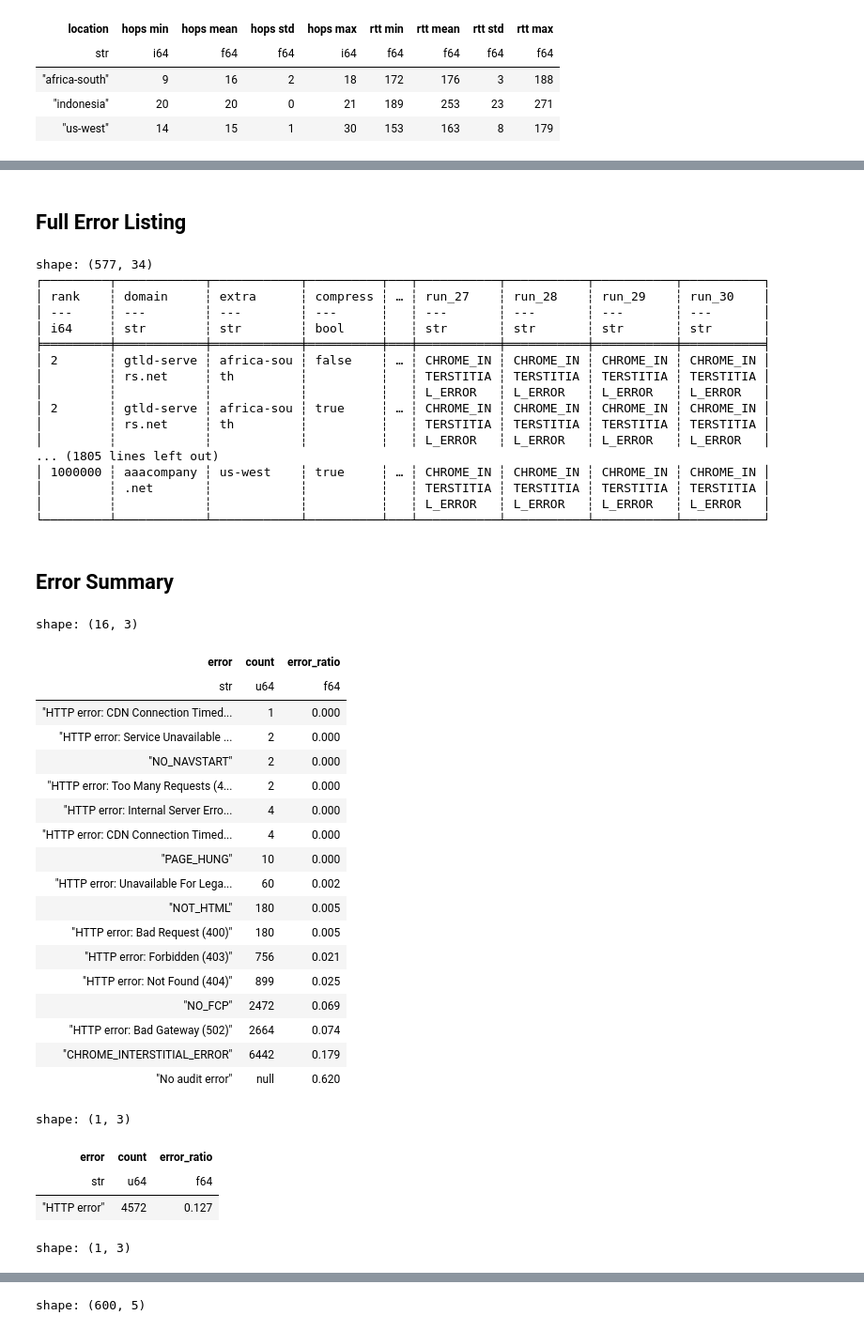
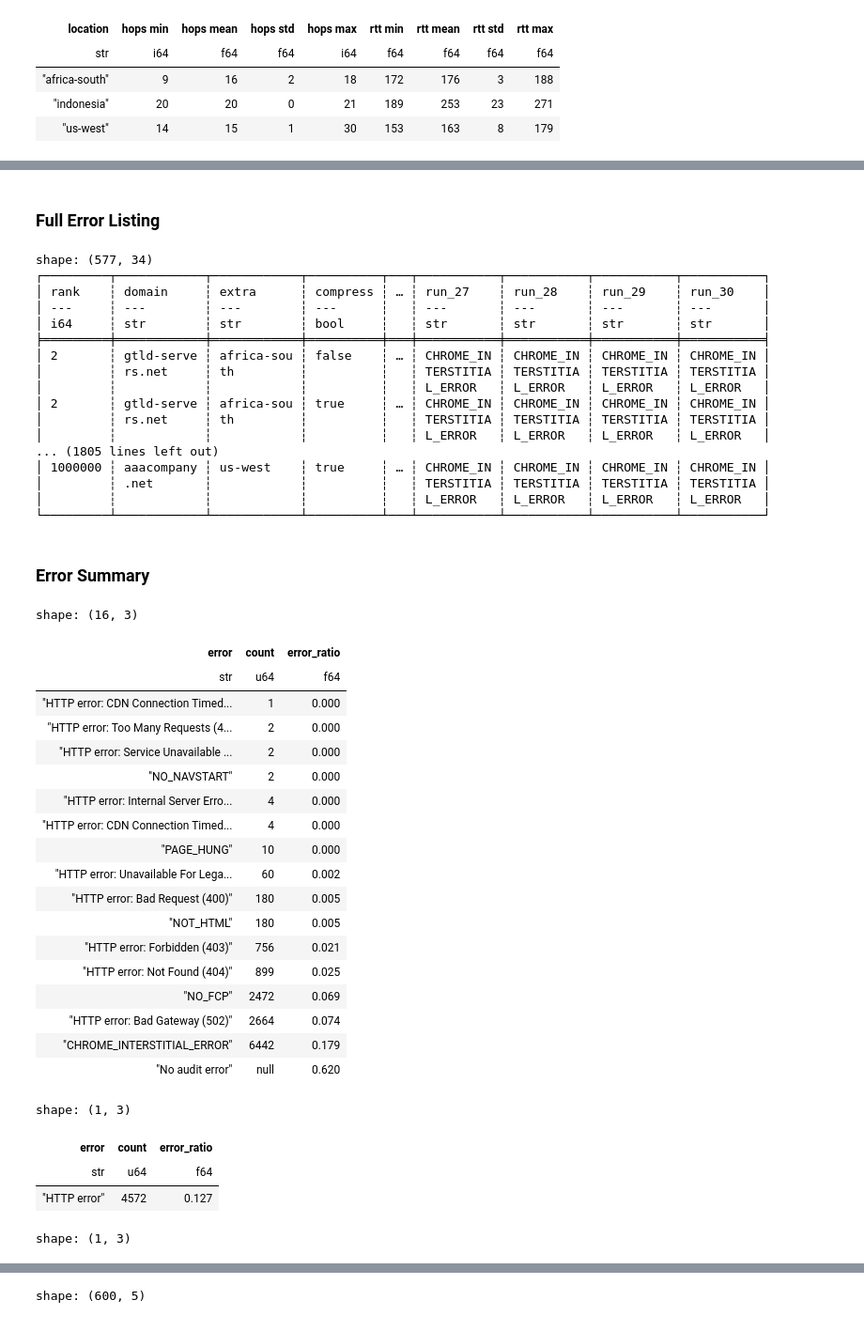
Before and after one commit to miri64/artifacts-tnsm26-cbor-dns-eval, a Jupyter notebook: 06_e2e_eval.ipynb, the cells around one changed output, grey strips where cells are left out. Shown at 94% size. Cells and saved outputs as stored; diff of their text form; code cells hidden in the pictures.

```diff
--- a/06_e2e_eval.ipynb
+++ b/06_e2e_eval.ipynb
@@ -321,7 +340,7 @@ LOCATIONS_SORTED = [
 ]
 ZSCORE_THRESHOLD = 5
 
-df = polars.read_parquet(EVALUATION_DIR / "output-dataset" / "lighthouse.parquet")
+df = polars.read_parquet(EVALUATION_DIR / "output_datasets" / "lighthouse.parquet")
 
 fig = matplotlib.pyplot.figure(
     figsize=matplotlib.rcParams["figure.figsize"],
@@ -471,7 +490,7 @@ fig.add_artist(line)
 filepath = EVALUATION_DIR / "plots" / f"lighthouse-box-speed-index.pdf"
 display(
     Markdown(
-        f"## [Lighthouse Metrics (Box Plot, Speed-Index only)]({str(filepath.relative_to(pathlib.Path.cwd()))})"
+        f"### [Lighthouse Metrics (Box Plot, Speed-Index only)]({str(filepath.relative_to(pathlib.Path.cwd()))})"
     )
 )
 matplotlib.pyplot.savefig(filepath, bbox_inches="tight", pad_inches=0.01)
@@ -670,7 +689,7 @@ errors = df.filter(
         polars.col("run") - 3
     ),
 )
-display(Markdown("## Full Error Listing"))
+display(Markdown("### Full Error Listing"))
 with polars.Config(fmt_str_lengths=df["error"].str.len_chars().max(), tbl_rows=572):
     display(
         errors.pivot(
@@ -689,7 +708,7 @@ with polars.Config(fmt_str_lengths=df["error"].str.len_chars().max(), tbl_rows=5
             ["rank", "domain", "extra", "compress"] + [f"run_{k:02d}" for k in range(1, errors["run"].max() + 1)]
         ).sort(["rank", "extra", "compress"]).collect()
     )
-display(Markdown("## Error Summary"))
+display(Markdown("### Error Summary"))
 error_summary = errors.group_by("error").agg(
     polars.col("error").len().alias("count"),
 ).with_columns(
@@ -718,44 +737,44 @@ with polars.Config(fmt_str_lengths=error_summary["error"].str.len_chars().max(),
     display(
         error_summary.filter(
             ~polars.col("error").str.starts_with("HTTP error:")
             & (polars.col("error") != "CHROME_INTERSTITIAL_ERROR")
             & (polars.col("error") != "NO_FCP")
             & (polars.col("error") != "No audit error")
         ).sum().with_columns(error=polars.lit("Other errors"))
     )
 # %% [output]
-## Full Error Listing
+### Full Error Listing
 shape: (577, 34)
 ┌─────────┬────────────┬────────────┬──────────┬───┬───────────┬───────────┬───────────┬───────────┐
 │ rank    ┆ domain     ┆ extra      ┆ compress ┆ … ┆ run_27    ┆ run_28    ┆ run_29    ┆ run_30    │
 │ ---     ┆ ---        ┆ ---        ┆ ---      ┆   ┆ ---       ┆ ---       ┆ ---       ┆ ---       │
 │ i64     ┆ str        ┆ str        ┆ bool     ┆   ┆ str       ┆ str       ┆ str       ┆ str       │
 ╞═════════╪════════════╪════════════╪══════════╪═══╪═══════════╪═══════════╪═══════════╪═══════════╡
 │ 2       ┆ gtld-serve ┆ africa-sou ┆ false    ┆ … ┆ CHROME_IN ┆ CHROME_IN ┆ CHROME_IN ┆ CHROME_IN │
 │         ┆ rs.net     ┆ th         ┆          ┆   ┆ TERSTITIA ┆ TERSTITIA ┆ TERSTITIA ┆ TERSTITIA │
 │         ┆            ┆            ┆          ┆   ┆ L_ERROR   ┆ L_ERROR   ┆ L_ERROR   ┆ L_ERROR   │
 │ 2       ┆ gtld-serve ┆ africa-sou ┆ true     ┆ … ┆ CHROME_IN ┆ CHROME_IN ┆ CHROME_IN ┆ CHROME_IN │
 │         ┆ rs.net     ┆ th         ┆          ┆   ┆ TERSTITIA ┆ TERSTITIA ┆ TERSTITIA ┆ TERSTITIA │
 │         ┆            ┆            ┆          ┆   ┆ L_ERROR   ┆ L_ERROR   ┆ L_ERROR   ┆ L_ERROR   │
 ... (1805 lines left out)
 │ 1000000 ┆ aaacompany ┆ us-west    ┆ true     ┆ … ┆ CHROME_IN ┆ CHROME_IN ┆ CHROME_IN ┆ CHROME_IN │
 │         ┆ .net       ┆            ┆          ┆   ┆ TERSTITIA ┆ TERSTITIA ┆ TERSTITIA ┆ TERSTITIA │
 │         ┆            ┆            ┆          ┆   ┆ L_ERROR   ┆ L_ERROR   ┆ L_ERROR   ┆ L_ERROR   │
 └─────────┴────────────┴────────────┴──────────┴───┴───────────┴───────────┴───────────┴───────────┘
-## Error Summary
+### Error Summary
 shape: (16, 3)
 | error | count | error_ratio |
 | str | u64 | f64 |
 | "HTTP error: CDN Connection Timed... | 1 | 0.000 |
+| "HTTP error: Too Many Requests (4... | 2 | 0.000 |
 | "HTTP error: Service Unavailable ... | 2 | 0.000 |
 | "NO_NAVSTART" | 2 | 0.000 |
-| "HTTP error: Too Many Requests (4... | 2 | 0.000 |
 | "HTTP error: Internal Server Erro... | 4 | 0.000 |
 | "HTTP error: CDN Connection Timed... | 4 | 0.000 |
 | "PAGE_HUNG" | 10 | 0.000 |
 | "HTTP error: Unavailable For Lega... | 60 | 0.002 |
+| "HTTP error: Bad Request (400)" | 180 | 0.005 |
 | "NOT_HTML" | 180 | 0.005 |
-| "HTTP error: Bad Request (400)" | 180 | 0.005 |
 | "HTTP error: Forbidden (403)" | 756 | 0.021 |
 | "HTTP error: Not Found (404)" | 899 | 0.025 |
 | "NO_FCP" | 2472 | 0.069 |
```
Also changed, not shown: parts of 21 cells of this notebook, 48 other files.
